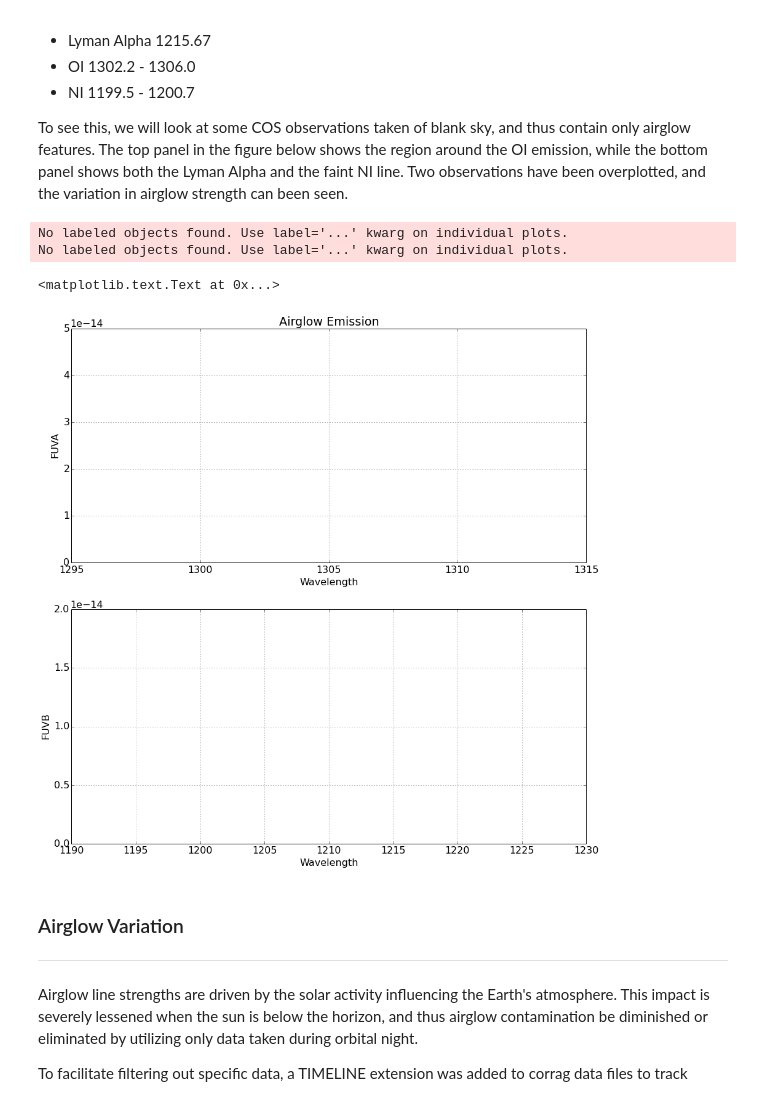
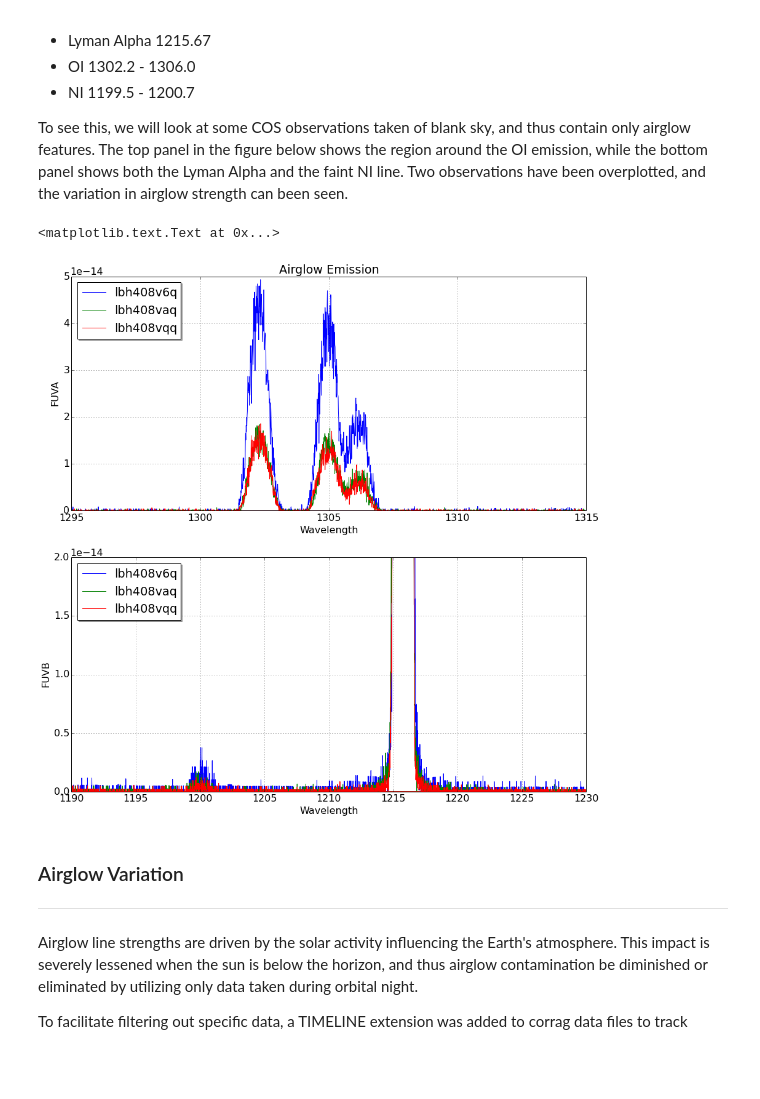
Before and after one commit to justincely/AAS224, a Jupyter notebook: timefilter_tutorial.ipynb, the cells around one changed output. Saved outputs shown, nothing was run; the diff lists cells and outputs as text; code cells hidden in the pictures; blank space fills up the shorter version.

Commit message:
Had removed x1dsum files from data so one plot didn't work.  Changed to plot x1d instead.

```diff
--- a/timefilter_tutorial.ipynb
+++ b/timefilter_tutorial.ipynb
@@ -46,33 +49,31 @@ To see this, we will look at some COS observations taken of blank sky, and thus
 # %%
 fig = plt.figure(figsize=(15, 15))
 ax1 = fig.add_subplot(2, 1, 1)
 ax2 = fig.add_subplot(2, 1, 2)
 
-for item in glob.glob('data/lbh*x1dsum.fits'):
+for item in glob.glob('data/lbh*x1d.fits'):
     hdu = fits.open(item)
     ax1.plot(hdu[1].data['WAVELENGTH'].ravel(), hdu[1].data['FLUX'].ravel(), label=os.path.split(item)[1][:9])
     ax2.plot(hdu[1].data['WAVELENGTH'].ravel(), hdu[1].data['FLUX'].ravel(), label=os.path.split(item)[1][:9])
 
 for axis in [ax1, ax2]:
     axis.grid(True)
     axis.set_xlabel("Wavelength")
     axis.legend(shadow=True, numpoints=1, loc='upper left')
 
 ax1.set_ylim(0, 5e-14)
 ax1.set_xlim(1295, 1315)
 
 ax2.set_ylim(0, 2e-14)
 ax2.set_xlim(1190, 1230)
 
 ax1.set_ylabel('FUVA')
 ax2.set_ylabel('FUVB')
 
 ax1.set_title('Airglow Emission')
 # %% [output]
-No labeled objects found. Use label='...' kwarg on individual plots.
-No labeled objects found. Use label='...' kwarg on individual plots.
+<matplotlib.text.Text at 0x...>
-<matplotlib.text.Text at 0x...>
-[figure, old version]
+[figure, new version]
 # %% [markdown]
 ### Airglow Variation
 
```
Also changed, not shown: parts of 1 cell of this notebook, 1 other file.
